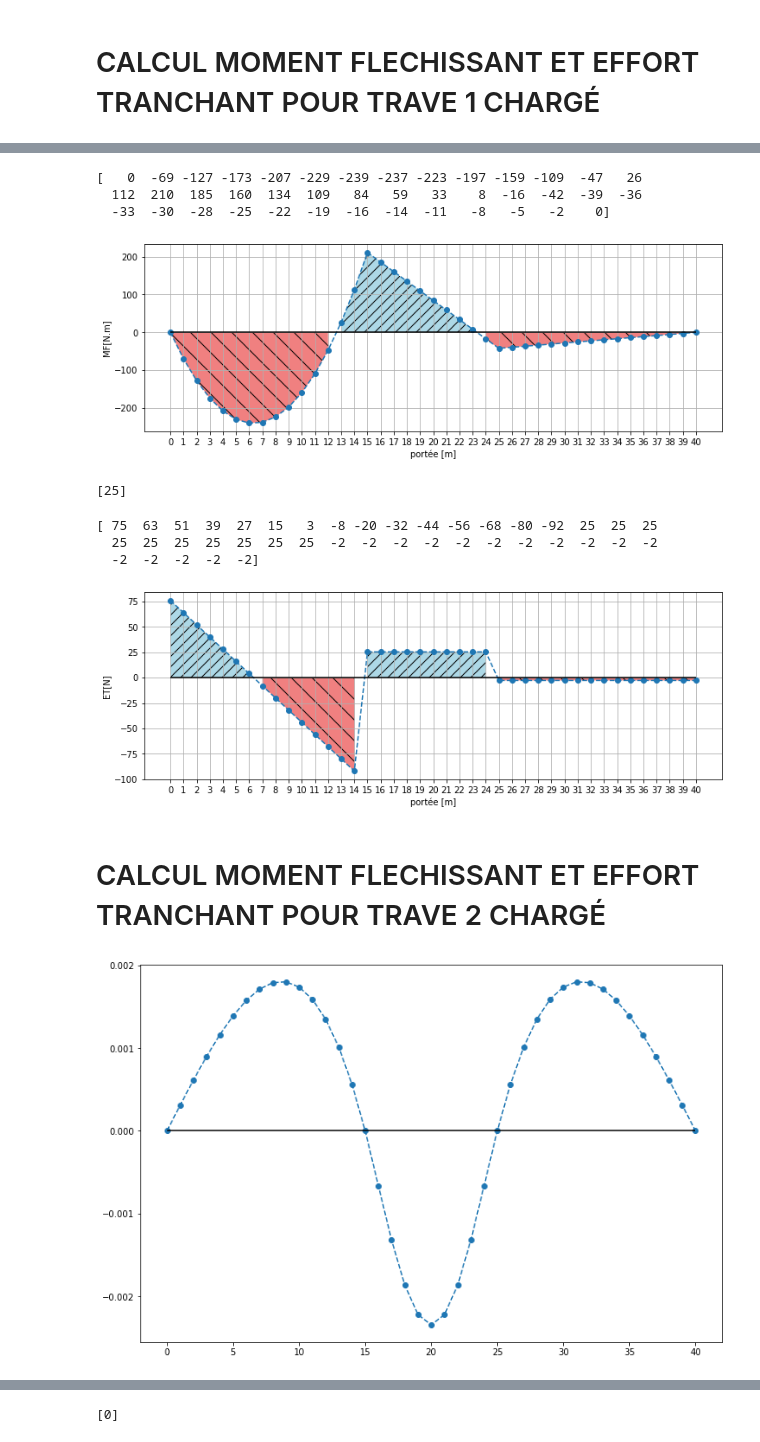
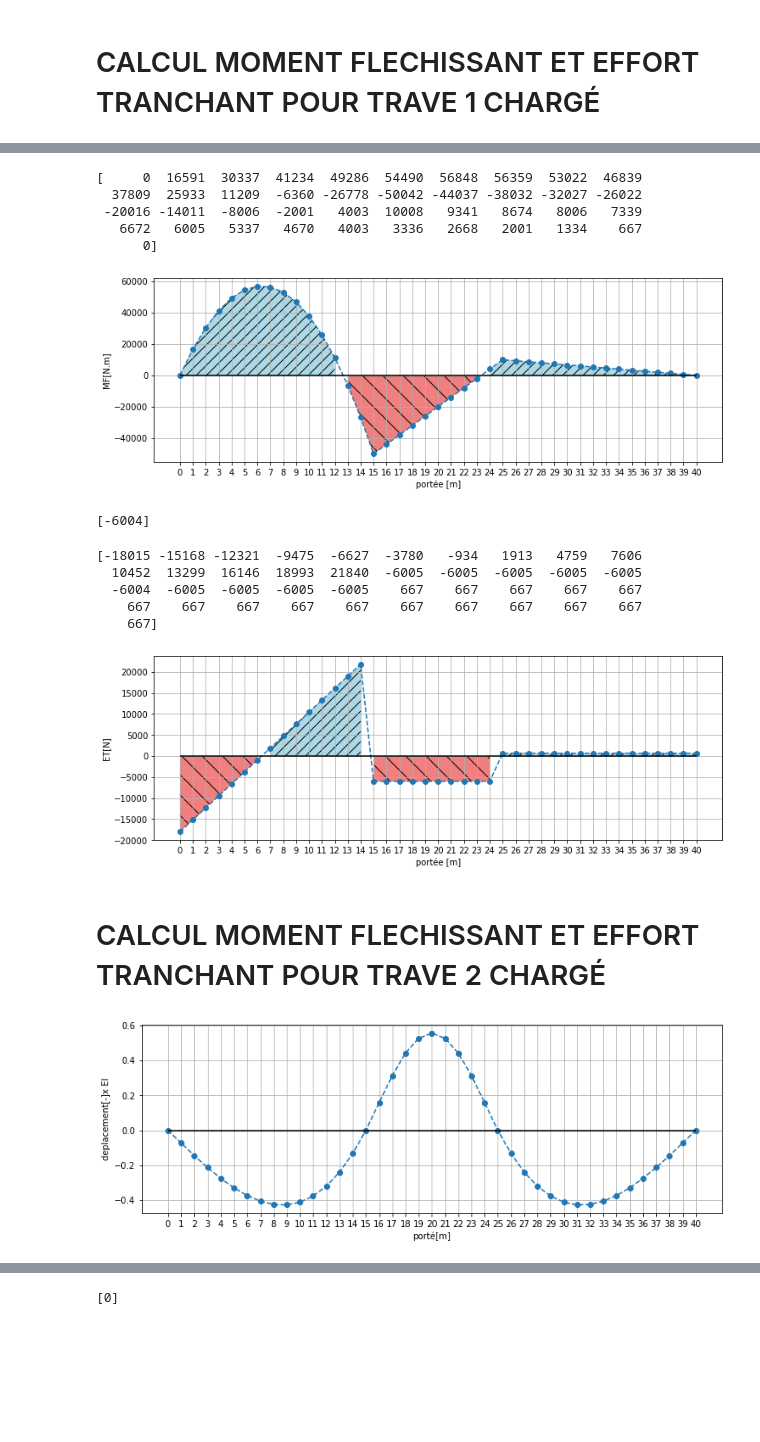
Before and after one commit to jacquetgottfried/cours_pont_aci, a Jupyter notebook: application_poutre_continue_discretise.ipynb, the cells around one changed output, grey strips where cells are left out. Drawn from its saved outputs; the diff is of its cells as text; code cells hidden in the pictures; blank space fills up the shorter version.

```diff
--- a/application_poutre_continue_discretise.ipynb
+++ b/application_poutre_continue_discretise.ipynb
@@ -102,8 +102,8 @@ for i in range(n_elements_):
     K_global = assemblage_matrice_rigidite(LM, i, K_global, mat_elem_global)
 # %%
 
-#Matrice de force locale
-w = 12
+#Matrice de force locale (charge répartie)
+w = -2846.86
 P1_local = np.array([[0], [-w*L1/2], [-w*L1**2/12],[0],[-w*L1/2], [w*L1**2/12]])
 print(P1_local)
 # %% [output]
@@ -183,10 +183,12 @@ plt.xlabel('portée [m]')
 plt.ylabel('MF[N.m]')
 plt.show()
 # %% [output]
-[   0  -69 -127 -173 -207 -229 -239 -237 -223 -197 -159 -109  -47   26
-  112  210  185  160  134  109   84   59   33    8  -16  -42  -39  -36
-  -33  -30  -28  -25  -22  -19  -16  -14  -11   -8   -5   -2    0]
+[     0  16591  30337  41234  49286  54490  56848  56359  53022  46839
+  37809  25933  11209  -6360 -26778 -50042 -44037 -38032 -32027 -26022
+ -20016 -14011  -8006  -2001   4003  10008   9341   8674   8006   7339
+   6672   6005   5337   4670   4003   3336   2668   2001   1334    667
+      0]
-[figure, old version]
+[figure, new version]
 # %%
 effort_tranchant_trave_1 =  np.zeros(n_elements_+1)
 for j in range(n_elements_):
@@ -195,7 +197,7 @@ for j in range(n_elements_):
 
 print(effort_interne_trave_1[20][1].astype(int))
 # %% [output]
-[25]
+[-6004]
 # %%
 print(effort_tranchant_trave_1.astype(int))
 y = effort_tranchant_trave_1
@@ -213,10 +215,12 @@ plt.xlabel('portée [m]')
 plt.ylabel('ET[N]')
 plt.show()
 # %% [output]
-[ 75  63  51  39  27  15   3  -8 -20 -32 -44 -56 -68 -80 -92  25  25  25
-  25  25  25  25  25  25  25  -2  -2  -2  -2  -2  -2  -2  -2  -2  -2  -2
-  -2  -2  -2  -2  -2]
+[-18015 -15168 -12321  -9475  -6627  -3780   -934   1913   4759   7606
+  10452  13299  16146  18993  21840  -6005  -6005  -6005  -6005  -6005
+  -6004  -6005  -6005  -6005  -6005    667    667    667    667    667
+    667    667    667    667    667    667    667    667    667    667
+    667]
-[figure, old version]
+[figure, new version]
 # %% [markdown]
 # CALCUL MOMENT FLECHISSANT ET EFFORT TRANCHANT POUR TRAVE 2 CHARGÉ
 # %%
@@ -231,20 +235,24 @@ U_trave_2 = np.linalg.solve(K_global, P_global_trave_2)
 # %%
 #Calcul des vecteurs de forces internes
 deplacement_local_trave_2 = list()
 for i in range(n_elements_):
     deplacement_local_trave_2.append(obtention_du_deplacement_local(LM,i, U_trave_2))
 
 delta_deplacement_trave_2 = np.zeros(n_elements_+1)
 
 for j in range(n_elements_):
     delta_deplacement_trave_2[j]= deplacement_local_trave_2[j][1]
     delta_deplacement_trave_2[j+1] = deplacement_local_trave_2[j][4]
-plt.figure(figsize=(12,8))
+plt.figure(figsize=(12,4))
+plt.grid(True)
+plt.xticks(np.arange(min(XY[:n_elements_+1,0]), max(XY[:n_elements_+1,0])+1, 1.0))
 plt.plot(XY[:n_elements_+1,0],delta_deplacement_trave_2,'o--')
 plt.hlines(0, XY[0,0], XY[-1,0], colors='black')
+plt.xlabel('porté[m]')
+plt.ylabel('deplacement[-]x EI')
 plt.show()
 # %% [output]
-[figure, old version]
+[figure, new version]
 # %%
 effort_interne_trave_2 = list()
 for i in range(n_elements_):
```
Also changed, not shown: parts of 16 cells of this notebook, 4 other files.
